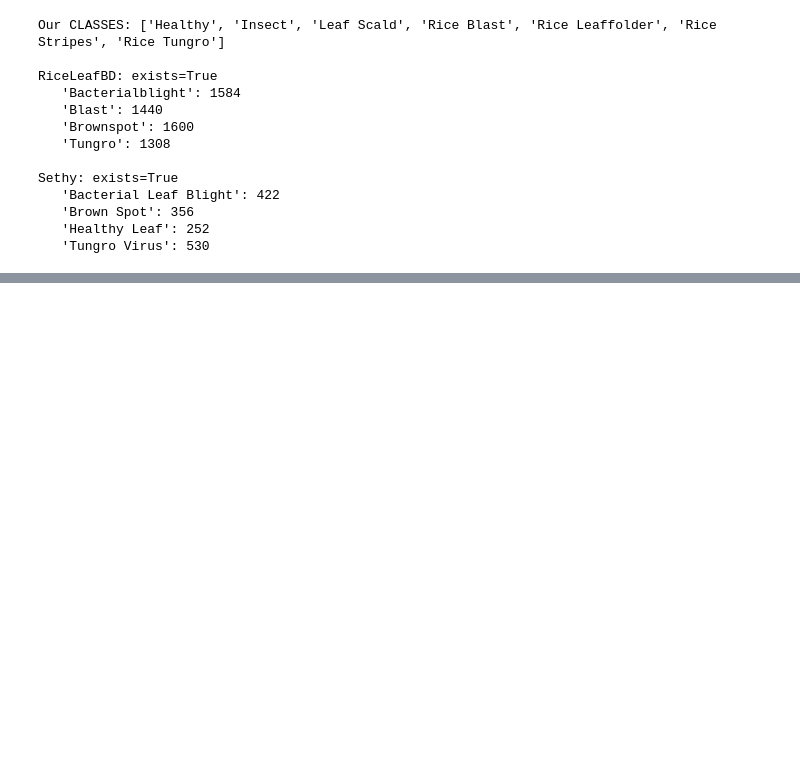
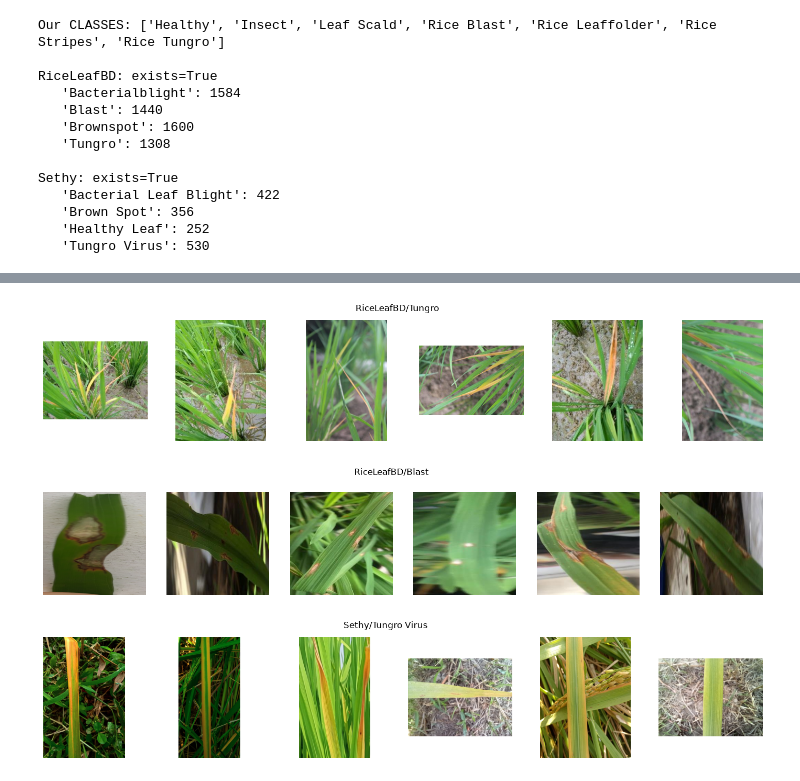
Before and after one commit to jaimulhaque/rice-leaf-disease-pest-xai, a Jupyter notebook: notebooks/09_External_Test.ipynb, the cells around one changed output, grey strips where cells are left out. Cells and saved outputs as stored; diff of their text form; code cells hidden in the pictures; blank space fills up the shorter version.

```diff
--- a/notebooks/09_External_Test.ipynb
+++ b/notebooks/09_External_Test.ipynb
@@ -101,0 +118,14 @@ Loaded: convnext_tiny_best.pth
+# %%
+import random, matplotlib.pyplot as plt
+from PIL import Image
+def show(name, folder, n=6):
+    fs = [f for f in (EXT[name]).rglob("*") if f.suffix.lower() in IMG_EXT and f.parent.name == folder]
+    fig, ax = plt.subplots(1, n, figsize=(3*n, 3))
+    for a, f in zip(ax, random.sample(fs, n)):
+        a.imshow(Image.open(f).convert("RGB")); a.axis("off")
+    fig.suptitle(f"{name}/{folder}"); plt.show()
+show("RiceLeafBD", "Tungro"); show("RiceLeafBD", "Blast"); show("Sethy", "Tungro Virus")
+# %% [output]
+[figure, added]
+[figure, added]
+[figure, added]
```
Also changed, not shown: parts of 1 cell of this notebook.
